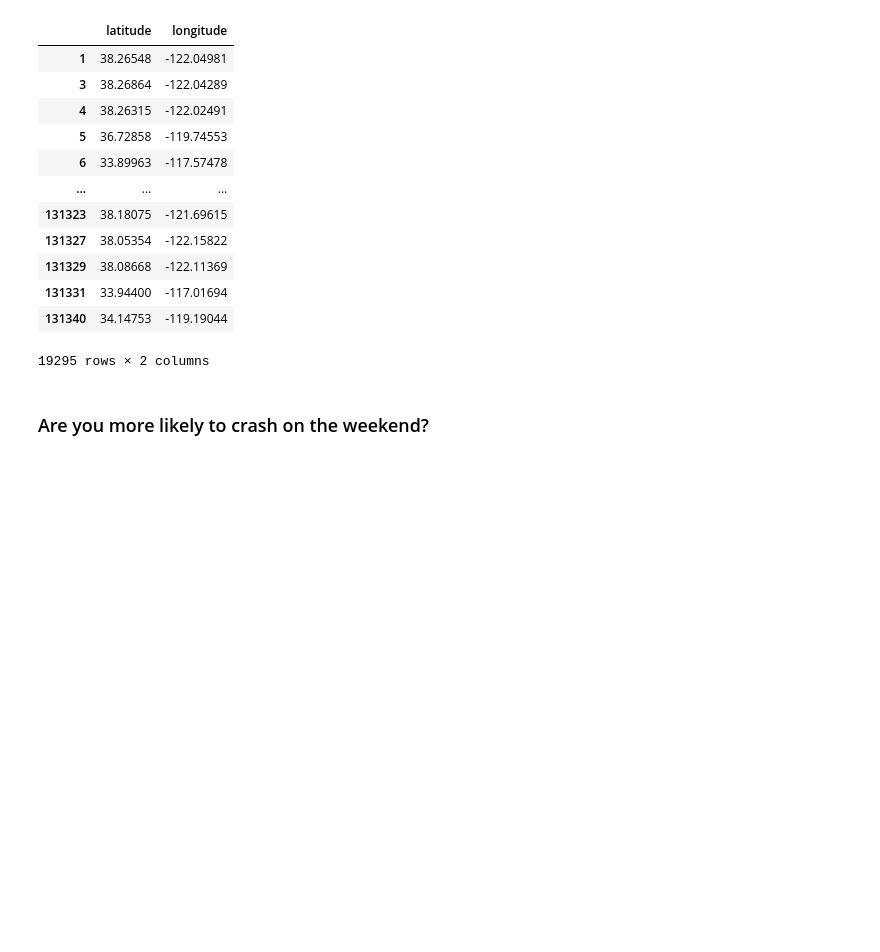
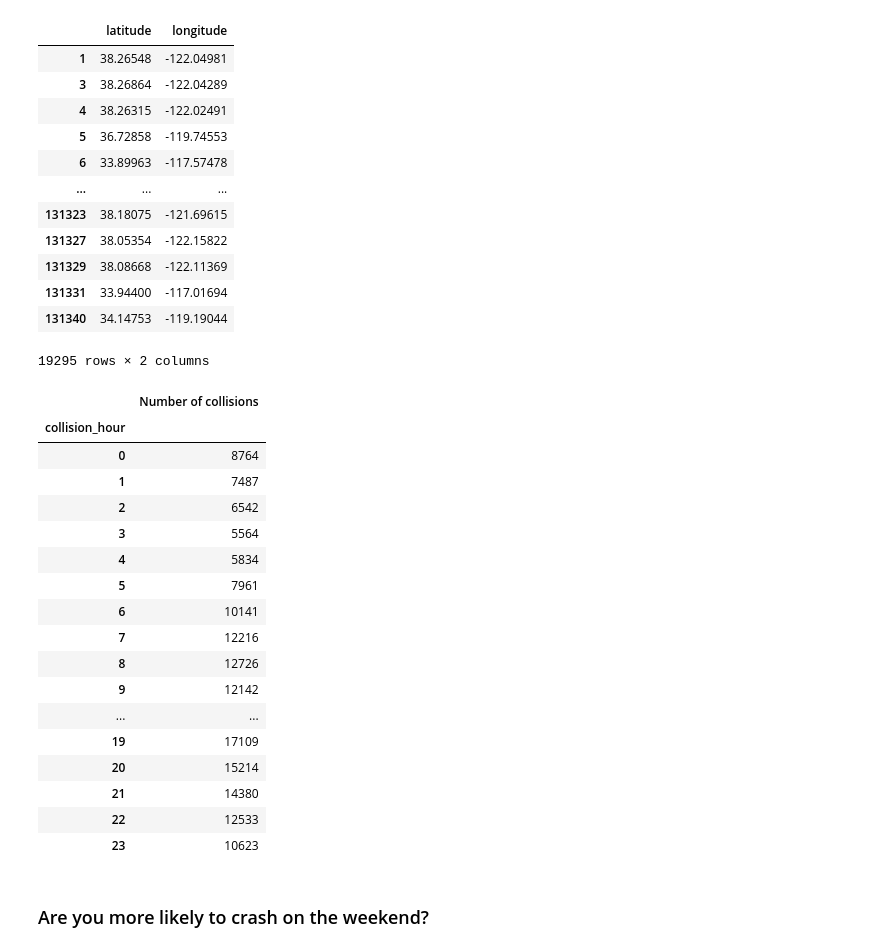
Before and after one commit to nkespiritu/california-collisions-dashboard, a Jupyter notebook: california-eda.ipynb, the cells around one changed output. Drawn from its saved outputs; the diff is of its cells as text; code cells hidden in the pictures; blank space fills up the shorter version.

```diff
--- a/california-eda.ipynb
+++ b/california-eda.ipynb
@@ -654,6 +675,27 @@ df.loc[dateMask].loc[pd.IndexSlice[slice(None)]][[
 | 131331 | 33.94400 | -117.01694 |
 | 131340 | 34.14753 | -119.19044 |
 19295 rows × 2 columns
+# %%
+pd.DataFrame(df.groupby('collision_hour').count()['case_id']).rename(columns={'case_id': "Number of collisions"})
+# %% [output]
+|  | Number of collisions |
+| collision_hour |  |
+| 0 | 8764 |
+| 1 | 7487 |
+| 2 | 6542 |
+| 3 | 5564 |
+| 4 | 5834 |
+| 5 | 7961 |
+| 6 | 10141 |
+| 7 | 12216 |
+| 8 | 12726 |
+| 9 | 12142 |
+| ... | ... |
+| 19 | 17109 |
+| 20 | 15214 |
+| 21 | 14380 |
+| 22 | 12533 |
+| 23 | 10623 |
 # %% [markdown]
 ### Are you more likely to crash on the weekend?
 # %% [markdown]
```
Also changed, not shown: parts of 8 cells of this notebook, 2 other files.
